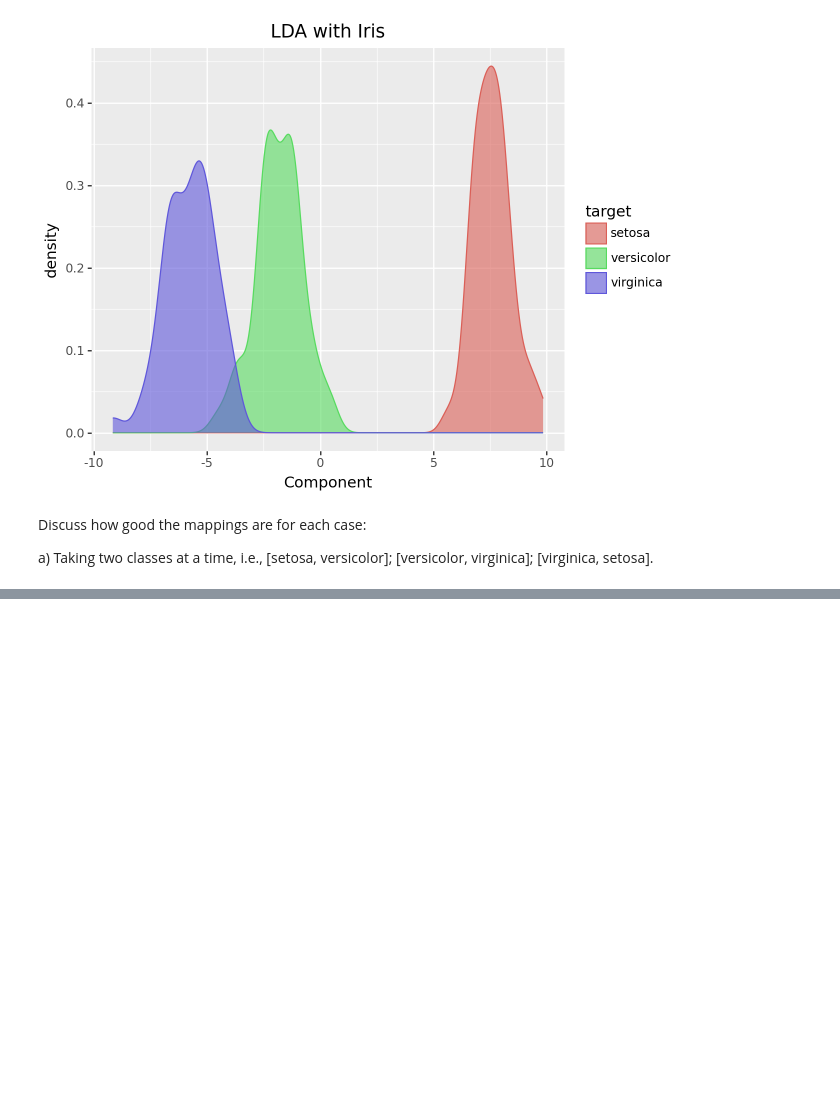
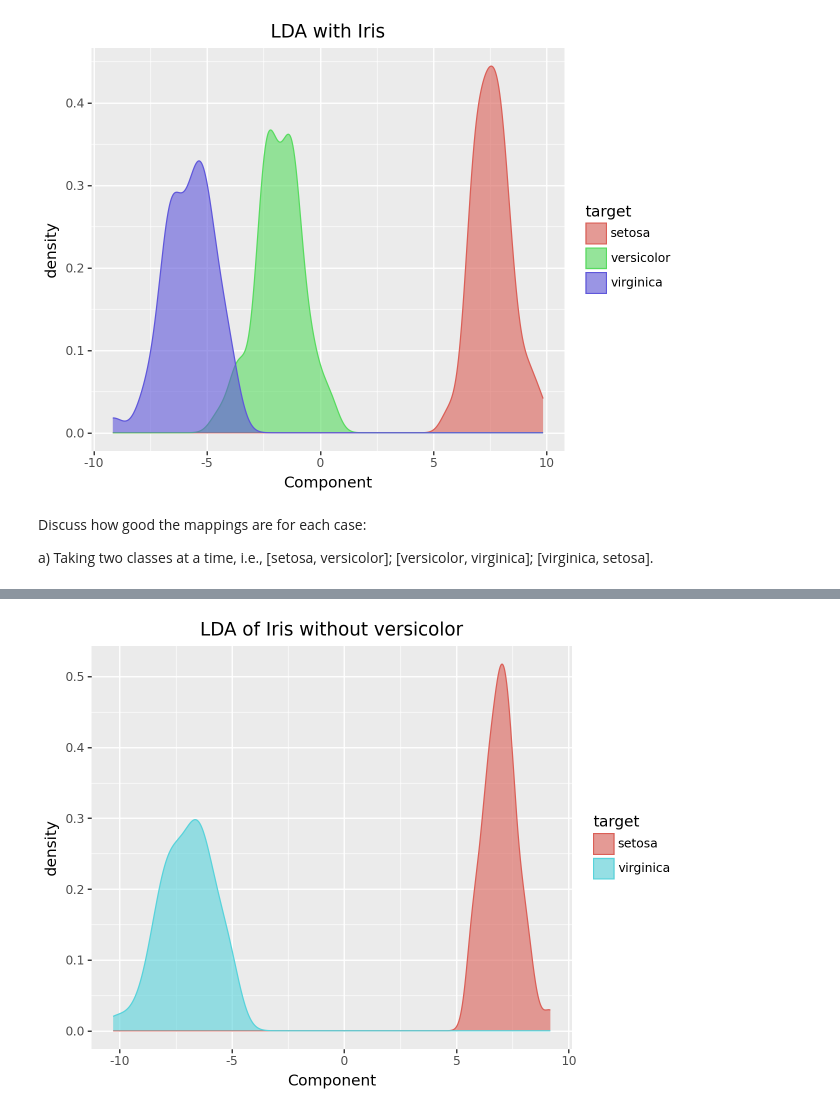
Before and after one commit to notPlancha/eda-lab-1, a Jupyter notebook: src/2.ipynb, the cells around one changed output, grey strips where cells are left out. Cells and saved outputs as stored; diff of their text form; code cells hidden in the pictures; blank space fills up the shorter version.

```diff
--- a/src/2.ipynb
+++ b/src/2.ipynb
@@ -139,0 +71,4 @@ AttributeError: 'ggplot' object has no attribute '_create_figure'
+# %%
+plots[1]
+# %% [output]
+[figure, added]
```
Also changed, not shown: parts of 8 cells of this notebook.
